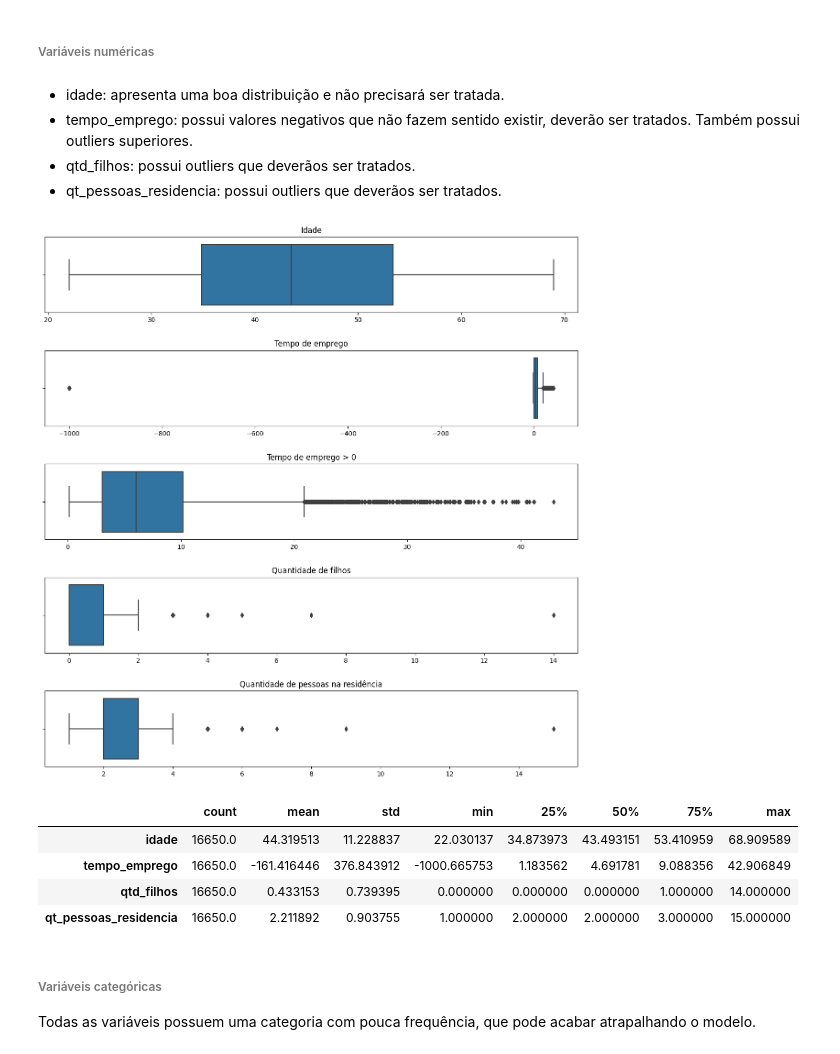
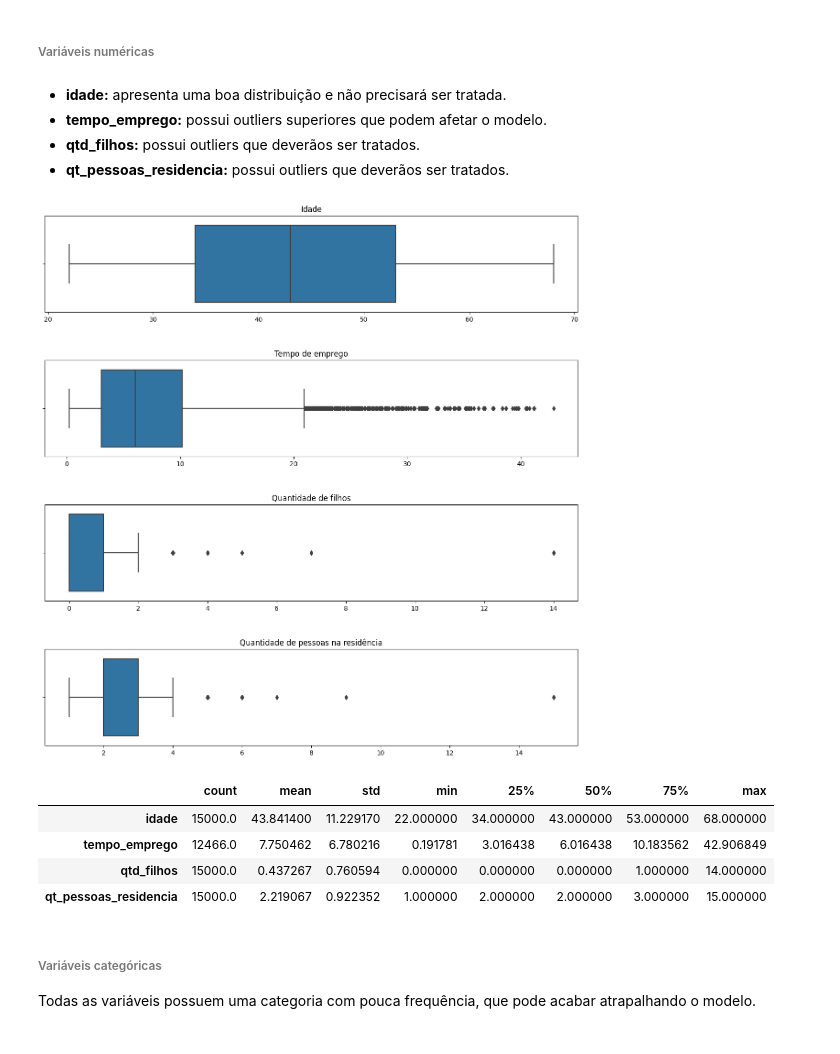
Before and after one commit to daviNGL/EBAC-projeto-previsao-de-renda, a Jupyter notebook: projeto.ipynb, the cells around one changed output. Drawn from its saved outputs; the diff is of its cells as text; code cells hidden in the pictures.

```diff
--- a/projeto.ipynb
+++ b/projeto.ipynb
@@ -62,7 +62,10 @@ from pandas_profiling import ProfileReport
 
 Leitura do arquivo CSV:
 # %%
-df = pd.read_csv('./input/previsao-renda.csv')
+df = pd.read_csv('./input/previsao_de_renda.csv')
+
+# Tirar variaveis que não serão utilizadas
+df.drop(['Unnamed: 0', 'index', 'mau'], axis=1, inplace=True)
 
 print(f"Número de linhas/colunas = {df.shape}")
 
@@ -136,40 +142,37 @@ ax4.remove()
 # %% [markdown]
 ###### Variáveis numéricas
 # %% [markdown]
-* idade: apresenta uma boa distribuição e não precisará ser tratada.
-* tempo_emprego: possui valores negativos que não fazem sentido existir, deverão ser tratados. Também possui outliers superiores.
-* qtd_filhos: possui outliers que deverãos ser tratados.
-* qt_pessoas_residencia: possui outliers que deverãos ser tratados.
+* **idade:** apresenta uma boa distribuição e não precisará ser tratada.
+* **tempo_emprego:** possui outliers superiores que podem afetar o modelo.
+* **qtd_filhos:** possui outliers que deverãos ser tratados.
+* **qt_pessoas_residencia:** possui outliers que deverãos ser tratados.
 # %%
-figura, (ax1, ax2, ax3, ax4, ax5) = plt.subplots(5, 1, figsize=(15, 15))
+figura, (ax1, ax2, ax3, ax4) = plt.subplots(4, 1, figsize=(15, 15))
 
 sns.boxplot(data = df, x = 'idade', ax = ax1)
 sns.boxplot(data = df, x = 'tempo_emprego', ax = ax2)
-sns.boxplot(data = df[df['tempo_emprego']>0], x = 'tempo_emprego', ax = ax3)
-sns.boxplot(data = df, x = 'qtd_filhos', ax = ax4)
-sns.boxplot(data = df, x = 'qt_pessoas_residencia', ax = ax5)
+sns.boxplot(data = df, x = 'qtd_filhos', ax = ax3)
+sns.boxplot(data = df, x = 'qt_pessoas_residencia', ax = ax4)
 
 ax1.set_xlabel('')
 ax2.set_xlabel('')
 ax3.set_xlabel('')
 ax4.set_xlabel('')
-ax5.set_xlabel('')
 
 ax1.set_title('Idade')
 ax2.set_title('Tempo de emprego')
-ax3.set_title('Tempo de emprego > 0')
-ax4.set_title('Quantidade de filhos')
-ax5.set_title('Quantidade de pessoas na residência')
+ax3.set_title('Quantidade de filhos')
+ax4.set_title('Quantidade de pessoas na residência')
 
 figura.subplots_adjust(hspace=0.5, wspace=0.5)
 
 plt.show()
 
 df[ ['idade', 'tempo_emprego', 'qtd_filhos', 'qt_pessoas_residencia'] ].describe().transpose()
 # %% [output]
-[figure, old version]
+[figure, new version]
 |  | count | mean | std | min | 25% | 50% | 75% | max |
-| idade | 16650.0 | 44.319513 | 11.228837 | 22.030137 | 34.873973 | 43.493151 | 53.410959 | 68.909589 |
-| tempo_emprego | 16650.0 | -161.416446 | 376.843912 | -1000.665753 | 1.183562 | 4.691781 | 9.088356 | 42.906849 |
-| qtd_filhos | 16650.0 | 0.433153 | 0.739395 | 0.000000 | 0.000000 | 0.000000 | 1.000000 | 14.000000 |
-| qt_pessoas_residencia | 16650.0 | 2.211892 | 0.903755 | 1.000000 | 2.000000 | 2.000000 | 3.000000 | 15.000000 |
+| idade | 15000.0 | 43.841400 | 11.229170 | 22.000000 | 34.000000 | 43.000000 | 53.000000 | 68.000000 |
+| tempo_emprego | 12466.0 | 7.750462 | 6.780216 | 0.191781 | 3.016438 | 6.016438 | 10.183562 | 42.906849 |
+| qtd_filhos | 15000.0 | 0.437267 | 0.760594 | 0.000000 | 0.000000 | 0.000000 | 1.000000 | 14.000000 |
+| qt_pessoas_residencia | 15000.0 | 2.219067 | 0.922352 | 1.000000 | 2.000000 | 2.000000 | 3.000000 | 15.000000 |
```
Also changed, not shown: parts of 5 cells of this notebook, 2 other files.
